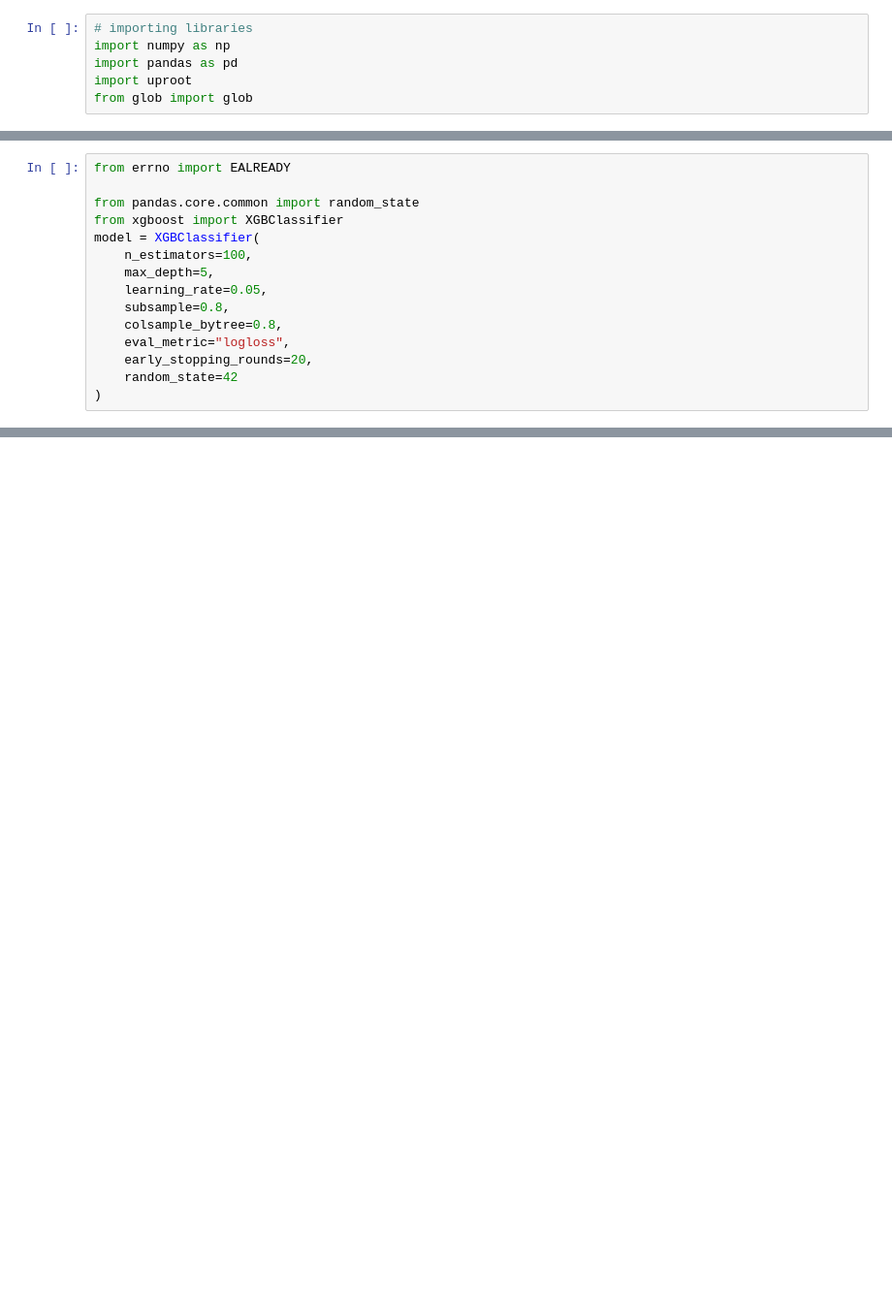
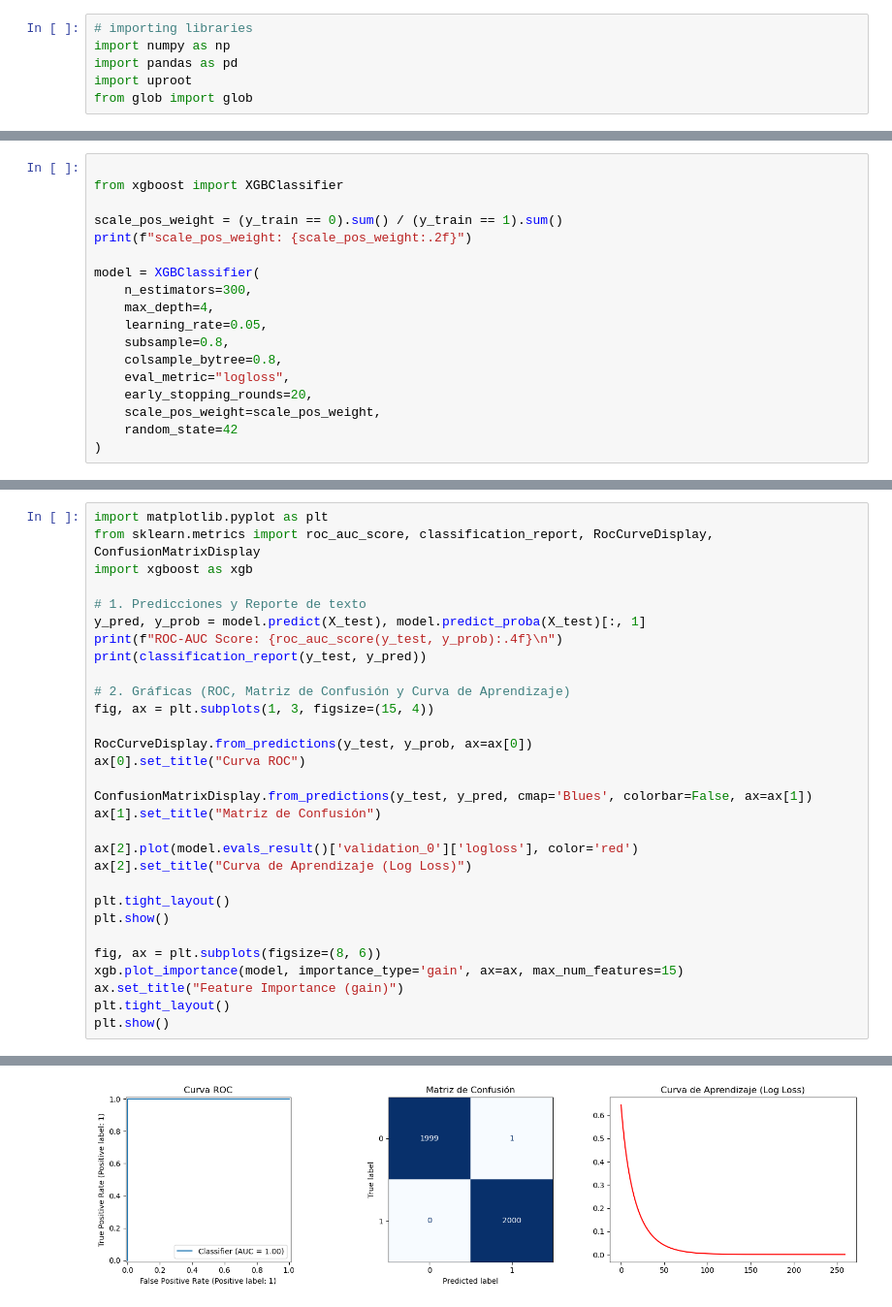
Before and after one commit to Se7en19/Machine-Learning-High-Energy-Physics, a Jupyter notebook: Classifier/muon_pion_classifier.ipynb, the cells around one changed output, grey strips where cells are left out. Shown at 97% size. Drawn from its saved outputs; the diff is of its cells as text; blank space fills up the shorter version.

```diff
--- a/Classifier/muon_pion_classifier.ipynb
+++ b/Classifier/muon_pion_classifier.ipynb
@@ -121,15 +123,18 @@ print(X_train.shape, X_test.shape, y_train.shape, y_test.shape)
 # %%
-from errno import EALREADY
 
-from pandas.core.common import random_state
 from xgboost import XGBClassifier
+
+scale_pos_weight = (y_train == 0).sum() / (y_train == 1).sum()
+print(f"scale_pos_weight: {scale_pos_weight:.2f}")
+
 model = XGBClassifier(
-    n_estimators=100,
-    max_depth=5,
+    n_estimators=300,
+    max_depth=4,
     learning_rate=0.05,
     subsample=0.8,
     colsample_bytree=0.8,
     eval_metric="logloss",
     early_stopping_rounds=20,
+    scale_pos_weight=scale_pos_weight,
     random_state=42
 )
@@ -158 +167,32 @@ XGBClassifier(base_score=None, booster=None, callbacks=None,
               num_parallel_tree=None, ...)
+# %%
+import matplotlib.pyplot as plt
+from sklearn.metrics import roc_auc_score, classification_report, RocCurveDisplay, ConfusionMatrixDisplay
+import xgboost as xgb
+
+# 1. Predicciones y Reporte de texto
+y_pred, y_prob = model.predict(X_test), model.predict_proba(X_test)[:, 1]
+print(f"ROC-AUC Score: {roc_auc_score(y_test, y_prob):.4f}\n")
+print(classification_report(y_test, y_pred))
+
+# 2. Gráficas (ROC, Matriz de Confusión y Curva de Aprendizaje)
+fig, ax = plt.subplots(1, 3, figsize=(15, 4))
+
+RocCurveDisplay.from_predictions(y_test, y_prob, ax=ax[0])
+ax[0].set_title("Curva ROC")
+
+ConfusionMatrixDisplay.from_predictions(y_test, y_pred, cmap='Blues', colorbar=False, ax=ax[1])
+ax[1].set_title("Matriz de Confusión")
+
+ax[2].plot(model.evals_result()['validation_0']['logloss'], color='red')
+ax[2].set_title("Curva de Aprendizaje (Log Loss)")
+
+plt.tight_layout()
+plt.show()
+
+fig, ax = plt.subplots(figsize=(8, 6))
+xgb.plot_importance(model, importance_type='gain', ax=ax, max_num_features=15)
+ax.set_title("Feature Importance (gain)")
+plt.tight_layout()
+plt.show()
+# %% [output]
@@ -158,0 +209 @@ XGBClassifier(base_score=None, booster=None, callbacks=None,
+[figure, added]
```
Also changed, not shown: parts of 9 cells of this notebook.
